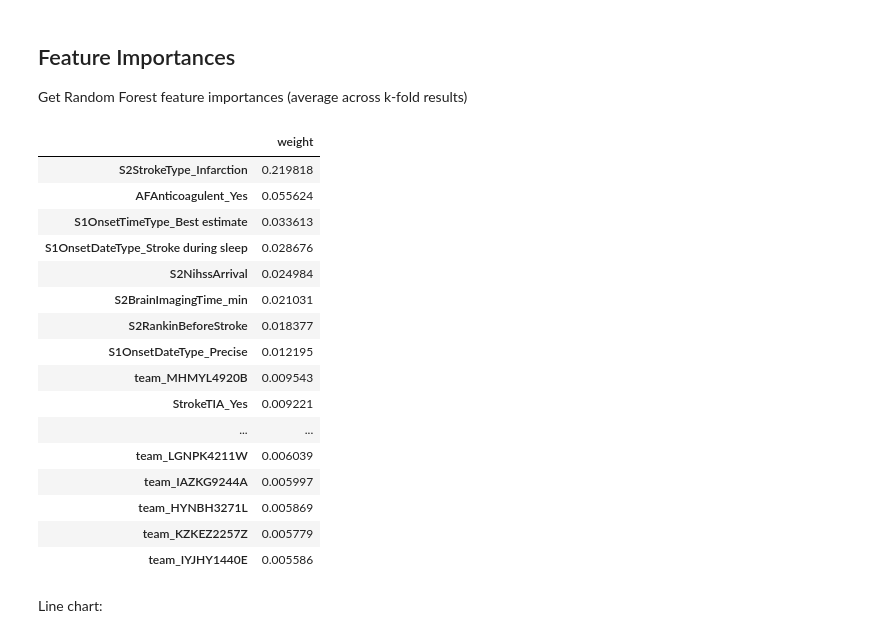
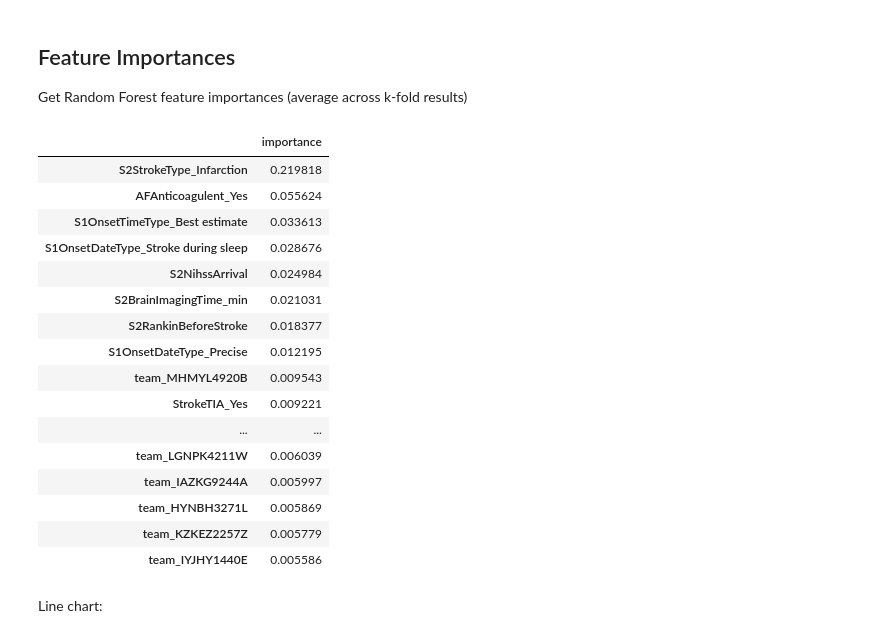
Before and after one commit to samuel-book/samuel-2, a Jupyter notebook: _sources/samuel_1/compare_to_benchmark/03_xgb_single_fit.ipynb, the cells around one changed output. Drawn from its saved outputs; the diff is of its cells as text; code cells hidden in the pictures.

```diff
--- a/_sources/samuel_1/compare_to_benchmark/03_xgb_single_fit.ipynb
+++ b/_sources/samuel_1/compare_to_benchmark/03_xgb_single_fit.ipynb
@@ -463,21 +463,21 @@ Get Random Forest feature importances (average across k-fold results)
 # %%
 features = X_test.columns.values
 
 # Get average feature importance from k-fold
 importances = np.array(feature_importance).mean(axis = 0)
 feature_importance = pd.DataFrame(data = importances, index=features)
-feature_importance.columns = ['weight']
+feature_importance.columns = ['importance']
 
 # Sort by importance (weight)
-feature_importance.sort_values(by='weight', ascending=False, inplace=True)
+feature_importance.sort_values(by='importance', ascending=False, inplace=True)
 
 # Save
 feature_importance.to_csv('output/xgb_single_fit_feature_importance.csv')
 
 # Display top 25
 feature_importance.head(25)
 # %% [output]
-|  | weight |
+|  | importance |
 | S2StrokeType_Infarction | 0.219818 |
 | AFAnticoagulent_Yes | 0.055624 |
 | S1OnsetTimeType_Best estimate | 0.033613 |
```
Also changed, not shown: parts of 3 cells of this notebook, 23 other files.
